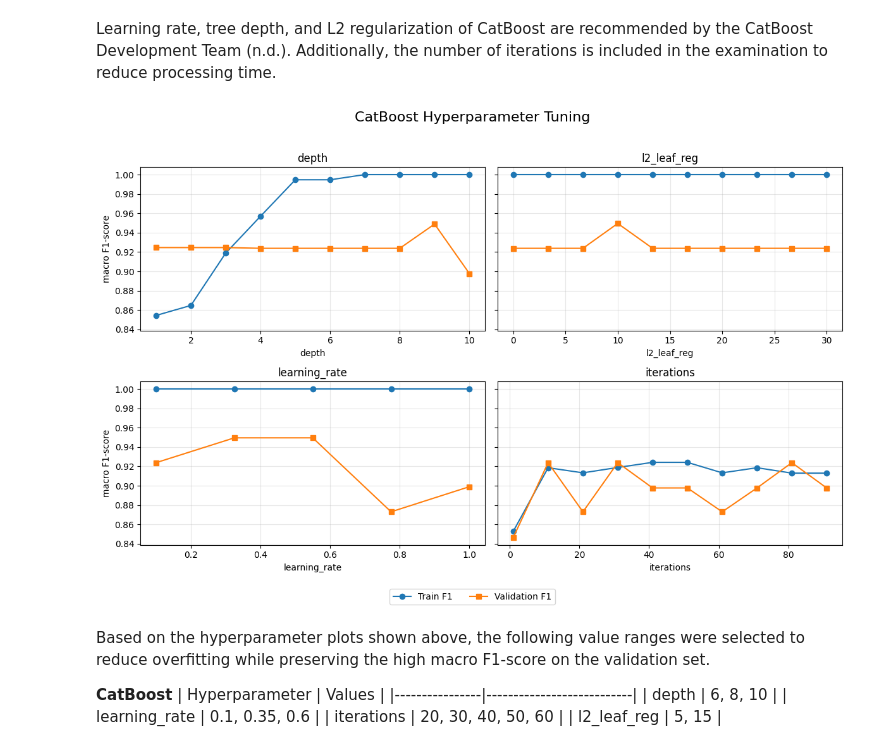
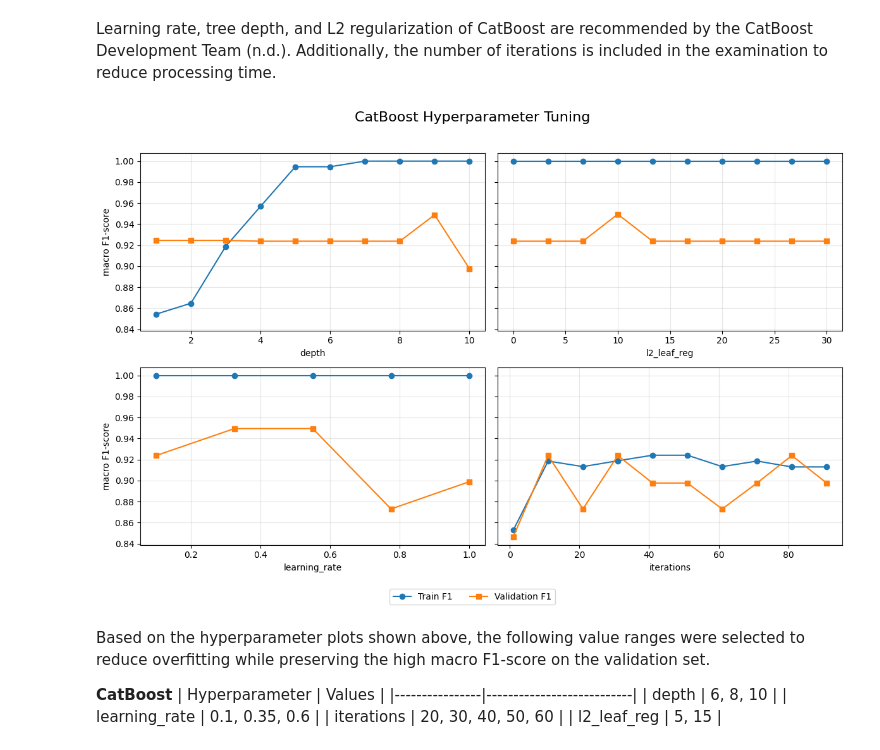
Before and after one commit to micheleishere/CO2, a Jupyter notebook: Project_CO2_main.ipynb, the cells around one changed output. Drawn from its saved outputs; the diff is of its cells as text; code cells hidden in the pictures.

```diff
--- a/Project_CO2_main.ipynb
+++ b/Project_CO2_main.ipynb
@@ -773,44 +795,40 @@ fig, axes = plt.subplots(2, 2, figsize=(12, 8), sharey=True)
 ax = axes[0, 0]
 ax.plot(r_depth, f1_train_depth, marker='o', label='Train F1')
 ax.plot(r_depth, f1_val_depth, marker='s', label='Validation F1')
-ax.set_title('depth')
 ax.set_xlabel('depth')
 ax.set_ylabel('macro F1-score')
 ax.grid(True, alpha=0.3)
 
 #l2_leaf_reg
 ax = axes[0, 1]
 ax.plot(r_l2, f1_train_l2, marker='o', label='Train F1')
 ax.plot(r_l2, f1_val_l2, marker='s', label='Validation F1')
-ax.set_title('l2_leaf_reg')
 ax.set_xlabel('l2_leaf_reg')
 ax.grid(True, alpha=0.3)
 
 #learning_rate
 ax = axes[1, 0]
 ax.plot(r_lr, f1_train_lr, marker='o', label='Train F1')
 ax.plot(r_lr, f1_val_lr, marker='s', label='Validation F1')
-ax.set_title('learning_rate')
 ax.set_xlabel('learning_rate')
 ax.set_ylabel('macro F1-score')
 ax.grid(True, alpha=0.3)
 
 #iterations
 ax = axes[1, 1]
 ax.plot(r_it, f1_train_it, marker='o', label='Train F1')
 ax.plot(r_it, f1_val_it, marker='s', label='Validation F1')
-ax.set_title('iterations')
 ax.set_xlabel('iterations')
 ax.grid(True, alpha=0.3)
 
 #overview
 handles, labels = axes[0, 0].get_legend_handles_labels()
 fig.legend(handles, labels, loc='lower center', ncol=2)
 fig.suptitle('CatBoost Hyperparameter Tuning', fontsize=16)
 plt.tight_layout(rect=[0, 0.05, 1, 0.96])
 plt.show()
 # %% [output]
-[figure, old version]
+[figure, new version]
 # %% [markdown]
 Based on the hyperparameter plots shown above, the following value ranges were selected to reduce overfitting while preserving the high macro F1‑score on the validation set.
 
```
Also changed, not shown: parts of 43 cells of this notebook, 3 other files.
